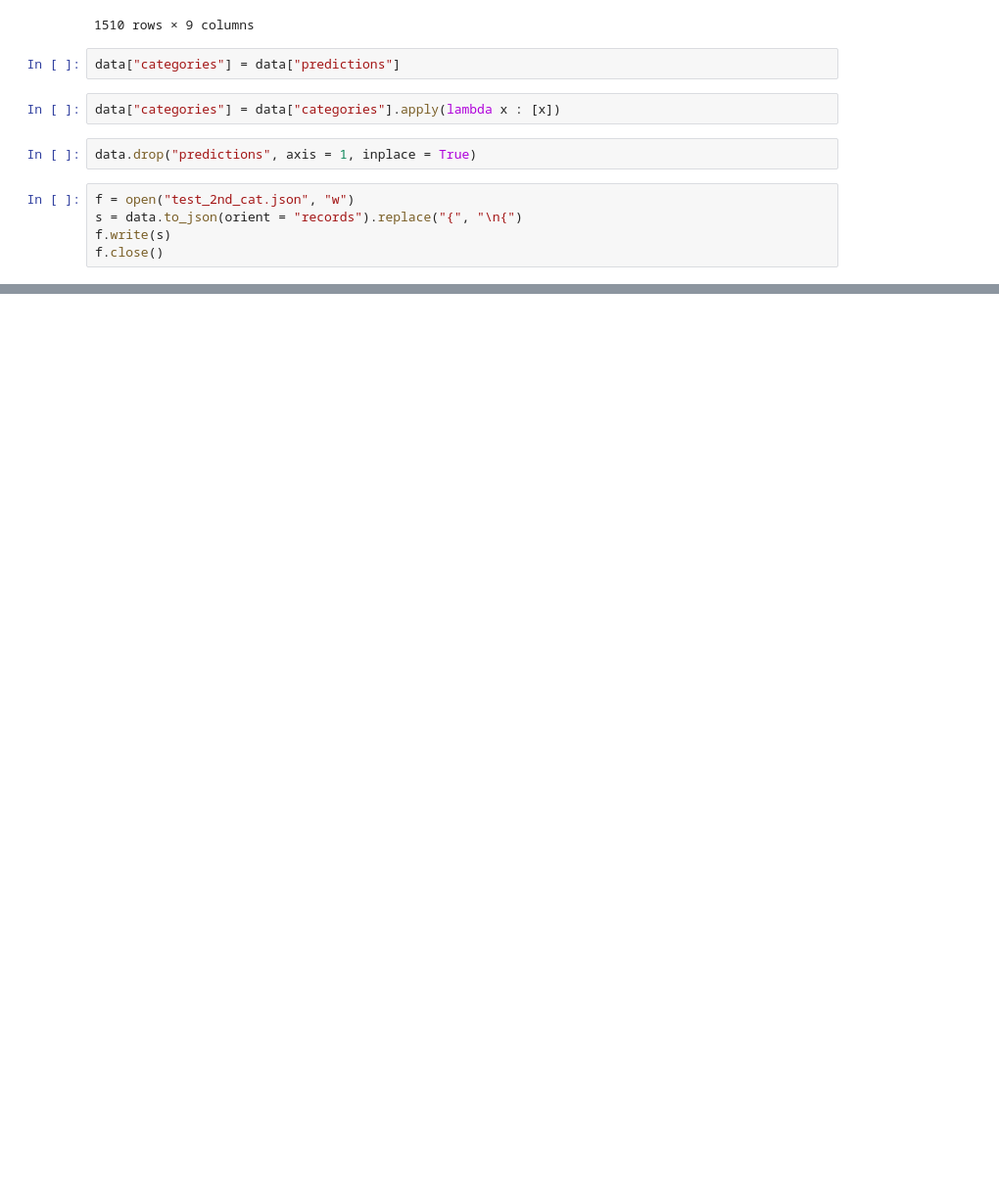
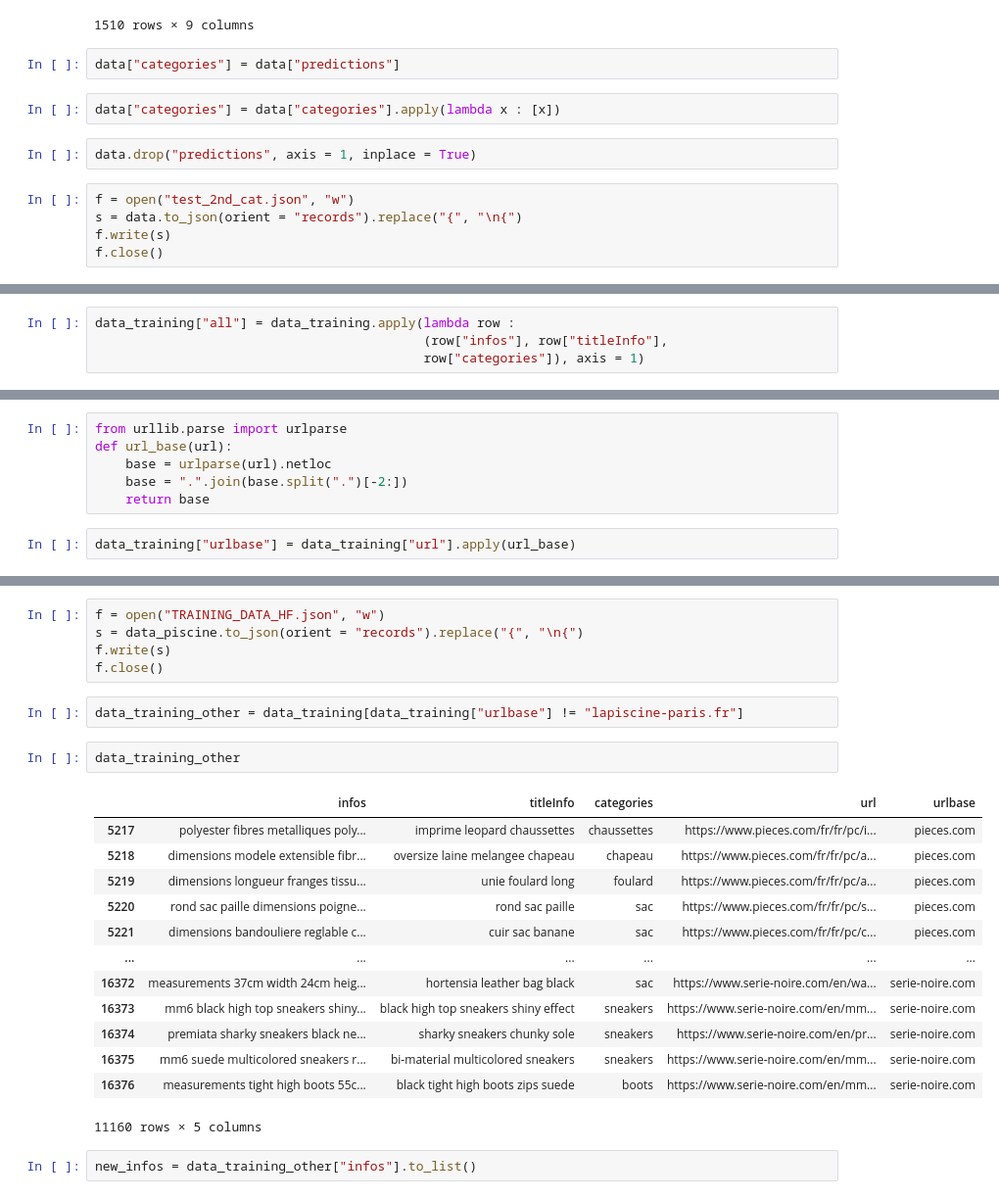
Before and after one commit to moh/foqus_web_scrap, a Jupyter notebook: foqus-filter/Doc.ipynb, the cells around one changed output, grey strips where cells are left out. Shown at 98% size. Saved outputs shown, nothing was run; the diff lists cells and outputs as text; blank space fills up the shorter version.

```diff
--- a/foqus-filter/Doc.ipynb
+++ b/foqus-filter/Doc.ipynb
@@ -986,0 +1195,4 @@ f.close()
+# %%
+data_training["all"] = data_training.apply(lambda row :
+                                           (row["infos"], row["titleInfo"],
+                                           row["categories"]), axis = 1)
@@ -986,0 +1207,8 @@ f.close()
+# %%
+from urllib.parse import urlparse
+def url_base(url):
+    base = urlparse(url).netloc
+    base = ".".join(base.split(".")[-2:])
+    return base
+# %%
+data_training["urlbase"] = data_training["url"].apply(url_base)
@@ -986,0 +1339,25 @@ f.close()
+# %%
+f = open("TRAINING_DATA_HF.json", "w")
+s = data_piscine.to_json(orient = "records").replace("{", "\n{")
+f.write(s)
+f.close()
+# %%
+data_training_other = data_training[data_training["urlbase"] != "lapiscine-paris.fr"]
+# %%
+data_training_other
+# %% [output]
+|  | infos | titleInfo | categories | url | urlbase |
+| 5217 | polyester fibres metalliques poly... | imprime leopard chaussettes | chaussettes | https://www.pieces.com/fr/fr/pc/i... | pieces.com |
+| 5218 | dimensions modele extensible fibr... | oversize laine melangee chapeau | chapeau | https://www.pieces.com/fr/fr/pc/a... | pieces.com |
+| 5219 | dimensions longueur franges tissu... | unie foulard long | foulard | https://www.pieces.com/fr/fr/pc/a... | pieces.com |
+| 5220 | rond sac paille dimensions poigne... | rond sac paille | sac | https://www.pieces.com/fr/fr/pc/s... | pieces.com |
+| 5221 | dimensions bandouliere reglable c... | cuir sac banane | sac | https://www.pieces.com/fr/fr/pc/c... | pieces.com |
+| ... | ... | ... | ... | ... | ... |
+| 16372 | measurements 37cm width 24cm heig... | hortensia leather bag black | sac | https://www.serie-noire.com/en/wa... | serie-noire.com |
+| 16373 | mm6 black high top sneakers shiny... | black high top sneakers shiny effect | sneakers | https://www.serie-noire.com/en/mm... | serie-noire.com |
+| 16374 | premiata sharky sneakers black ne... | sharky sneakers chunky sole | sneakers | https://www.serie-noire.com/en/pr... | serie-noire.com |
+| 16375 | mm6 suede multicolored sneakers r... | bi-material multicolored sneakers | sneakers | https://www.serie-noire.com/en/mm... | serie-noire.com |
+| 16376 | measurements tight high boots 55c... | black tight high boots zips suede | boots | https://www.serie-noire.com/en/mm... | serie-noire.com |
+11160 rows × 5 columns
+# %%
+new_infos = data_training_other["infos"].to_list()
```
Also changed, not shown: parts of 110 cells of this notebook, 9 other files.
